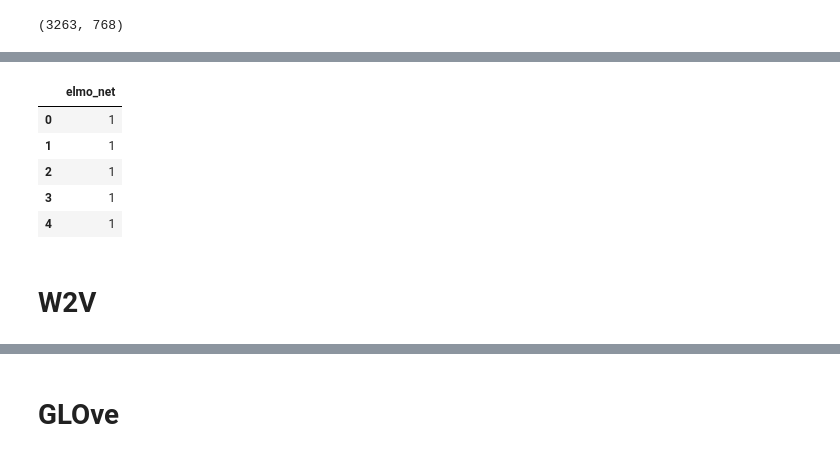
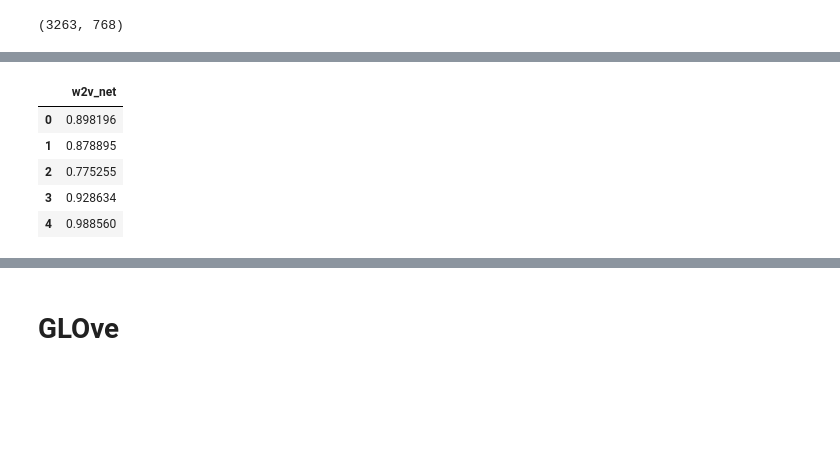
Before and after one commit to RiedelNicolas/TP2-Organizacion-de-Datos, a Jupyter notebook: IntentoDeRed.ipynb, the cells around one changed output, grey strips where cells are left out. Drawn from its saved outputs; the diff is of its cells as text; code cells hidden in the pictures; blank space fills up the shorter version.

Commit message:
Actualizo red de embeddings

```diff
--- a/IntentoDeRed.ipynb
+++ b/IntentoDeRed.ipynb
@@ -139,4 +246,4 @@ normalized_embeddings_train.shape
 # %%
-normalized_embeddings_test = np.loadtxt("test_embedding_file.txt").reshape(len(test.index),len_embedding)
-normalized_embeddings_test.shape
+w2v_test = np.loadtxt("test_embedding_file_w2v(norm).txt").reshape(len(test.index),len_embedding)
+w2v_test.shape
 # %% [output]
@@ -144,13 +251,15 @@ normalized_embeddings_test.shape
 # %%
 train = pd.read_csv('csv/train.csv')
+ids_with_target_error = [328,443,513,2619,3640,3900,4342,5781,6552,6554,6570,6701,6702,6729,6861,7226]
+train.loc[train['id'].isin(ids_with_target_error),'target'] = 0
 test = pd.read_csv('csv/test.csv')
-X, y = normalized_embeddings_train, train['target']
+X, y = w2v_train, train['target']
 X_train, X_test, y_train, y_test = train_test_split(X, y, test_size=0.1, random_state=13)
 # %%
 model = Sequential()
-model.add(layers.Dense(512, input_dim=len_embedding, activation='relu'))
+model.add(layers.Dense(150, input_dim=len_embedding, activation='relu'))
 model.add(Dropout(0.25))
-model.add(layers.Dense(256, input_dim=len_embedding, activation='relu'))
+model.add(layers.Dense(75, input_dim=len_embedding, activation='relu'))
 model.add(Dropout(0.25))
 model.add(layers.Dense(1, activation='sigmoid'))
 # %%
@@ -208,15 +317,15 @@ Epoch 10/10
 # %%
-test_pred = model.predict(normalized_embeddings_test)
+test_pred = model.predict(w2v_test)
 test_pred_int = test_pred.round().astype('int')
 # %%
-test['elmo_net'] = test_pred_int
-test = test['elmo_net'].to_frame()
+test['w2v_net'] = test_pred
+test = test['w2v_net'].to_frame()
 test.head()
 # %% [output]
-|  | elmo_net |
-| 0 | 1 |
-| 1 | 1 |
-| 2 | 1 |
-| 3 | 1 |
-| 4 | 1 |
+|  | w2v_net |
+| 0 | 0.898196 |
+| 1 | 0.878895 |
+| 2 | 0.775255 |
+| 3 | 0.928634 |
+| 4 | 0.988560 |
 # %%
@@ -231,2 +339,0 @@ train.to_csv('csv/train_red_elmo.csv')
-# %% [markdown]
-# W2V
```
Also changed, not shown: parts of 57 cells of this notebook.
